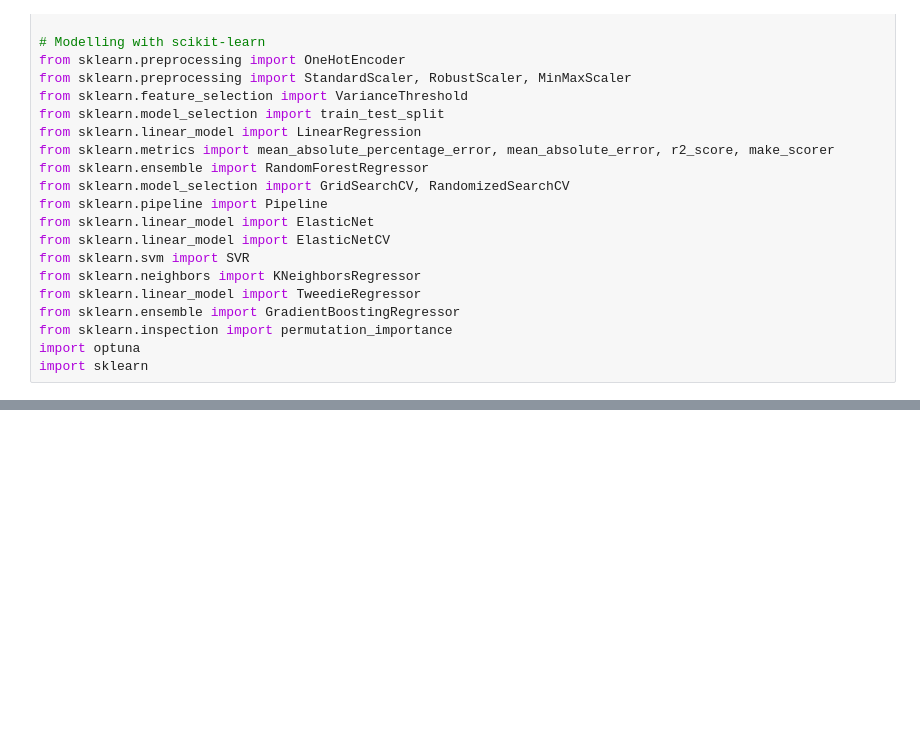
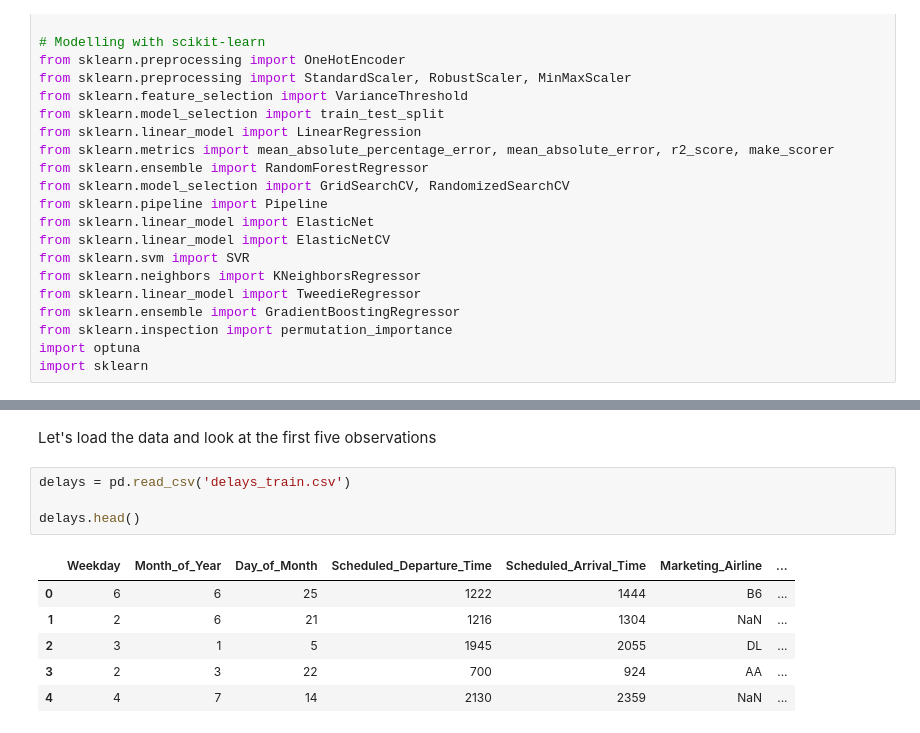
Before and after one commit to mqrcinoo/MachineLearning1Project, a Jupyter notebook: regression.ipynb, the cells around one changed output, grey strips where cells are left out. Drawn from its saved outputs; the diff is of its cells as text; blank space fills up the shorter version.

```diff
--- a/regression.ipynb
+++ b/regression.ipynb
@@ -41,0 +76,13 @@ import sklearn
+# %% [markdown]
+Let's load the data and look at the first five observations
+# %%
+delays = pd.read_csv('delays_train.csv')
+
+delays.head()
+# %% [output]
+|  | Weekday | Month_of_Year | Day_of_Month | Scheduled_Departure_Time | Scheduled_Arrival_Time | Marketing_Airline | ... |
+| 0 | 6 | 6 | 25 | 1222 | 1444 | B6 | ... |
+| 1 | 2 | 6 | 21 | 1216 | 1304 | NaN | ... |
+| 2 | 3 | 1 | 5 | 1945 | 2055 | DL | ... |
+| 3 | 2 | 3 | 22 | 700 | 924 | AA | ... |
+| 4 | 4 | 7 | 14 | 2130 | 2359 | NaN | ... |
```
Also changed, not shown: parts of 8 cells of this notebook, 2 other files.
